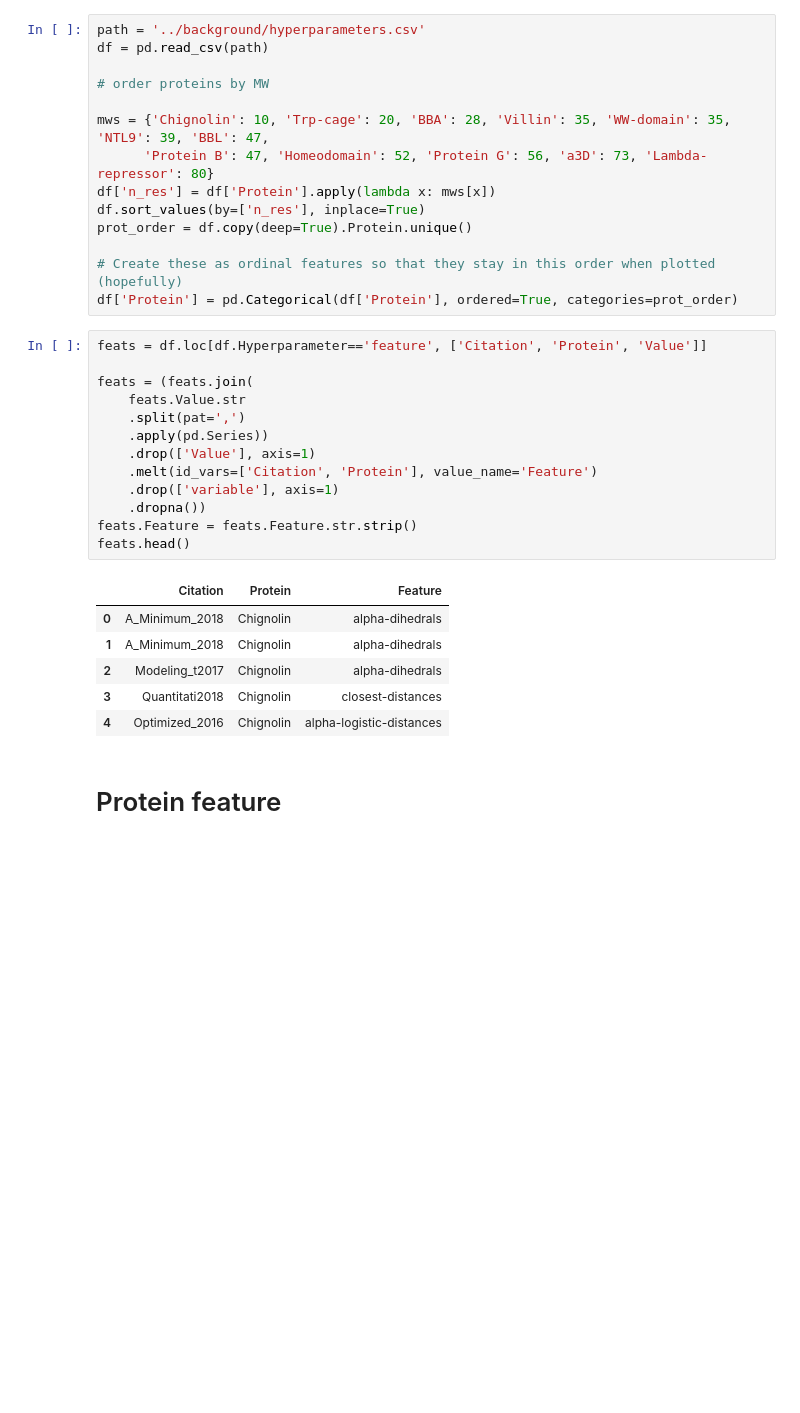
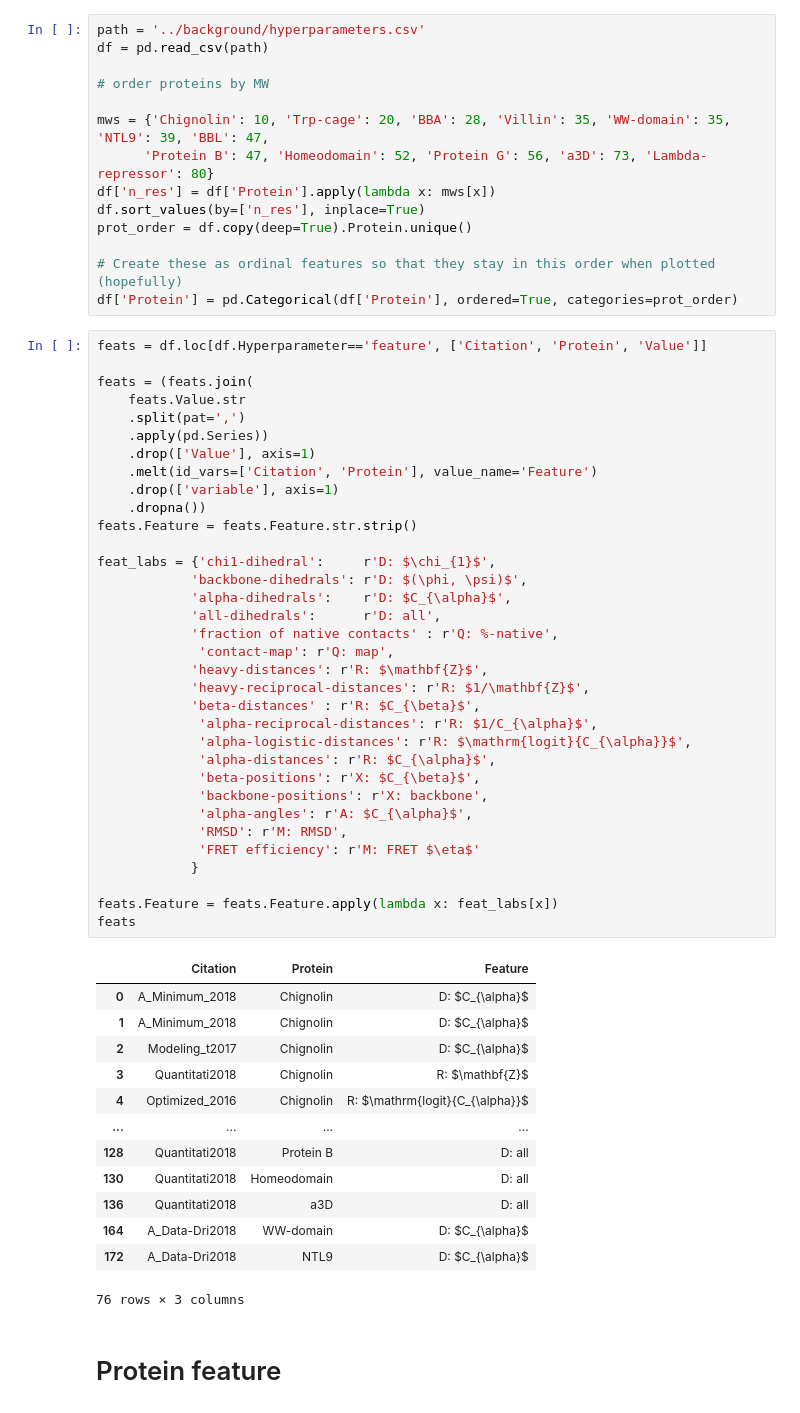
Before and after one commit to RobertArbon/msm_hyperparameter_optimisation, a Jupyter notebook: figures/fig_background_hps.ipynb, the cells around one changed output. Drawn from its saved outputs; the diff is of its cells as text; blank space fills up the shorter version.

```diff
--- a/figures/fig_background_hps.ipynb
+++ b/figures/fig_background_hps.ipynb
@@ -19,26 +19,54 @@ prot_order = df.copy(deep=True).Protein.unique()
 
 # Create these as ordinal features so that they stay in this order when plotted (hopefully)
 df['Protein'] = pd.Categorical(df['Protein'], ordered=True, categories=prot_order)
-# %%
-feats = df.loc[df.Hyperparameter=='feature', ['Citation', 'Protein', 'Value']]
-
-feats = (feats.join(
-    feats.Value.str
-    .split(pat=',')
-    .apply(pd.Series))
-    .drop(['Value'], axis=1)
-    .melt(id_vars=['Citation', 'Protein'], value_name='Feature')
-    .drop(['variable'], axis=1)
-    .dropna())
-feats.Feature = feats.Feature.str.strip()
-feats.head()
-# %% [output]
-|  | Citation | Protein | Feature |
-| 0 | A_Minimum_2018 | Chignolin | alpha-dihedrals |
-| 1 | A_Minimum_2018 | Chignolin | alpha-dihedrals |
-| 2 | Modeling_t2017 | Chignolin | alpha-dihedrals |
-| 3 | Quantitati2018 | Chignolin | closest-distances |
-| 4 | Optimized_2016 | Chignolin | alpha-logistic-distances |
+# %%
+feats = df.loc[df.Hyperparameter=='feature', ['Citation', 'Protein', 'Value']]
+
+feats = (feats.join(
+    feats.Value.str
+    .split(pat=',')
+    .apply(pd.Series))
+    .drop(['Value'], axis=1)
+    .melt(id_vars=['Citation', 'Protein'], value_name='Feature')
+    .drop(['variable'], axis=1)
+    .dropna())
+feats.Feature = feats.Feature.str.strip()
+
+feat_labs = {'chi1-dihedral':     r'D: $\chi_{1}$',
+            'backbone-dihedrals': r'D: $(\phi, \psi)$',
+            'alpha-dihedrals':    r'D: $C_{\alpha}$',
+            'all-dihedrals':      r'D: all',
+            'fraction of native contacts' : r'Q: %-native',
+             'contact-map': r'Q: map',
+            'heavy-distances': r'R: $\mathbf{Z}$',
+            'heavy-reciprocal-distances': r'R: $1/\mathbf{Z}$',
+            'beta-distances' : r'R: $C_{\beta}$',
+             'alpha-reciprocal-distances': r'R: $1/C_{\alpha}$',
+             'alpha-logistic-distances': r'R: $\mathrm{logit}{C_{\alpha}}$',
+             'alpha-distances': r'R: $C_{\alpha}$',
+             'beta-positions': r'X: $C_{\beta}$',
+             'backbone-positions': r'X: backbone',
+             'alpha-angles': r'A: $C_{\alpha}$',
+             'RMSD': r'M: RMSD',
+             'FRET efficiency': r'M: FRET $\eta$'
+            }
+
+feats.Feature = feats.Feature.apply(lambda x: feat_labs[x])
+feats
+# %% [output]
+|  | Citation | Protein | Feature |
+| 0 | A_Minimum_2018 | Chignolin | D: $C_{\alpha}$ |
+| 1 | A_Minimum_2018 | Chignolin | D: $C_{\alpha}$ |
+| 2 | Modeling_t2017 | Chignolin | D: $C_{\alpha}$ |
+| 3 | Quantitati2018 | Chignolin | R: $\mathbf{Z}$ |
+| 4 | Optimized_2016 | Chignolin | R: $\mathrm{logit}{C_{\alpha}}$ |
+| ... | ... | ... | ... |
+| 128 | Quantitati2018 | Protein B | D: all |
+| 130 | Quantitati2018 | Homeodomain | D: all |
+| 136 | Quantitati2018 | a3D | D: all |
+| 164 | A_Data-Dri2018 | WW-domain | D: $C_{\alpha}$ |
+| 172 | A_Data-Dri2018 | NTL9 | D: $C_{\alpha}$ |
+76 rows × 3 columns
 # %% [markdown]
 # Protein feature
 # %%
```
Also changed, not shown: parts of 13 cells of this notebook, 2 other files.
